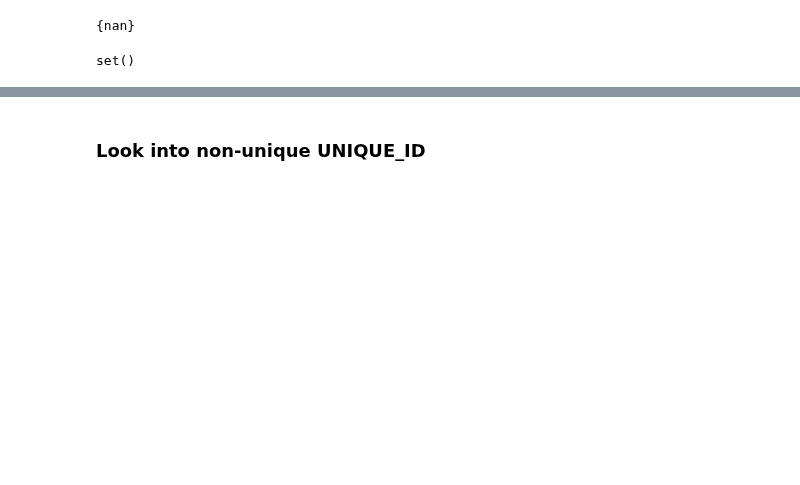
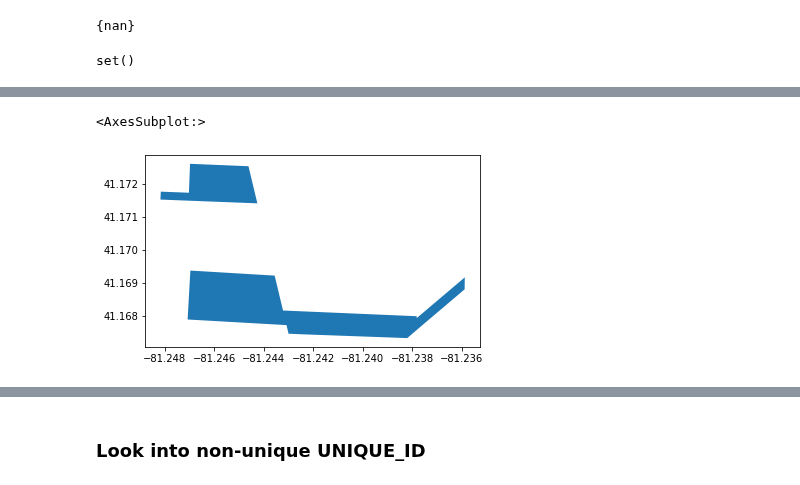
Before and after one commit to nonpartisan-redistricting-datahub/pber_collection, a Jupyter notebook: OH/2022/oh_boundaries_prec_matching.ipynb, the cells around one changed output, grey strips where cells are left out. Drawn from its saved outputs; the diff is of its cells as text; code cells hidden in the pictures; blank space fills up the shorter version.

```diff
--- a/OH/2022/oh_boundaries_prec_matching.ipynb
+++ b/OH/2022/oh_boundaries_prec_matching.ipynb
@@ -594,0 +821,5 @@ portage[(~portage["prec_id"].isna())&(portage["prec_id"].str.upper().str.contain
+# %%
+portage[(portage["NAME"]=="RavennaTownship")|(portage["NAME"]=="Ravenna Township")&(portage["prec_id"].isna())].plot()
+# %% [output]
+<AxesSubplot:>
+[figure, added]
```
Also changed, not shown: parts of 71 cells of this notebook.
